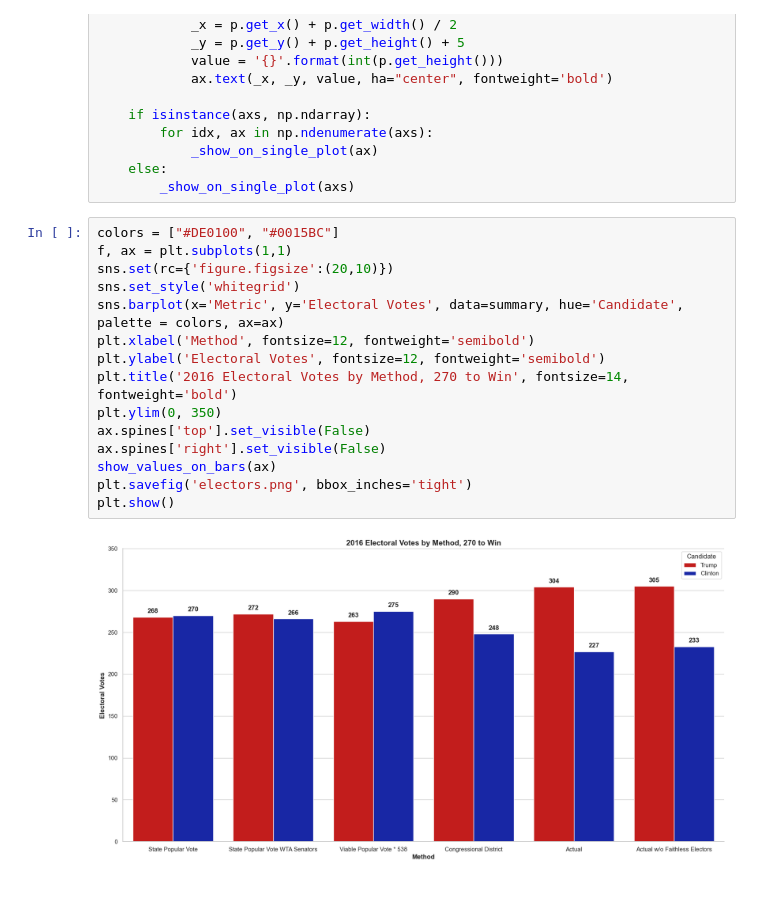
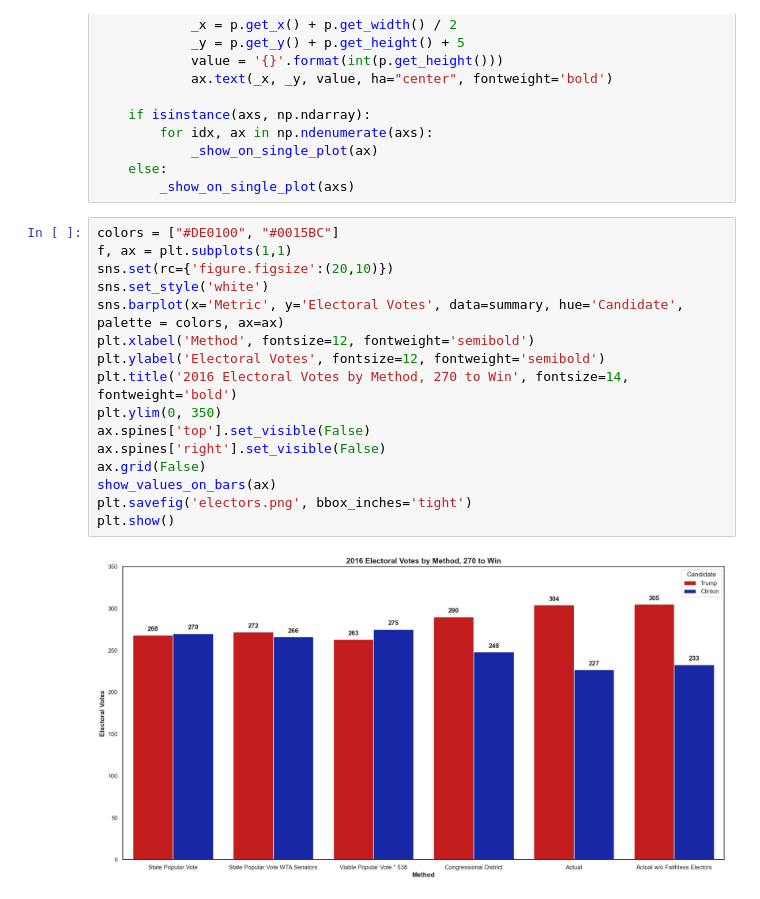
Before and after one commit to erikamundson/2016_electors, a Jupyter notebook: electors.ipynb, the cells around one changed output. Drawn from its saved outputs; the diff is of its cells as text.

```diff
--- a/electors.ipynb
+++ b/electors.ipynb
@@ -212,17 +212,18 @@ def show_values_on_bars(axs):
 # %%
 colors = ["#DE0100", "#0015BC"]
 f, ax = plt.subplots(1,1)
 sns.set(rc={'figure.figsize':(20,10)})
-sns.set_style('whitegrid')
+sns.set_style('white')
 sns.barplot(x='Metric', y='Electoral Votes', data=summary, hue='Candidate', palette = colors, ax=ax)
 plt.xlabel('Method', fontsize=12, fontweight='semibold')
 plt.ylabel('Electoral Votes', fontsize=12, fontweight='semibold')
 plt.title('2016 Electoral Votes by Method, 270 to Win', fontsize=14, fontweight='bold')
 plt.ylim(0, 350)
 ax.spines['top'].set_visible(False)
 ax.spines['right'].set_visible(False)
+ax.grid(False)
 show_values_on_bars(ax)
 plt.savefig('electors.png', bbox_inches='tight')
 plt.show()
 # %% [output]
-[figure, old version]
+[figure, new version]
```
Also changed, not shown: 1 other file.
